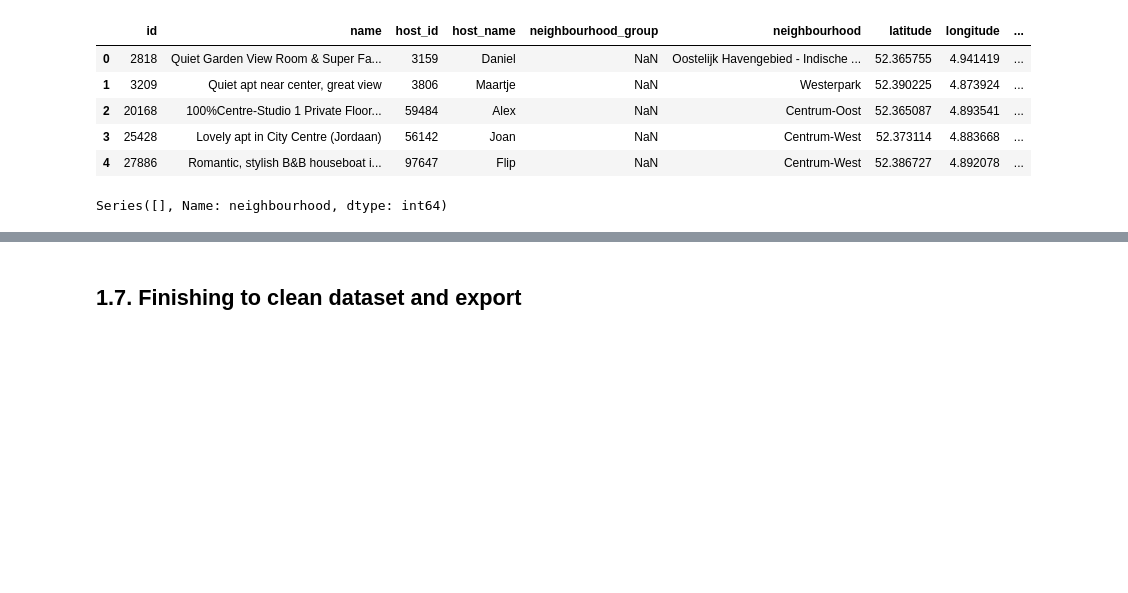
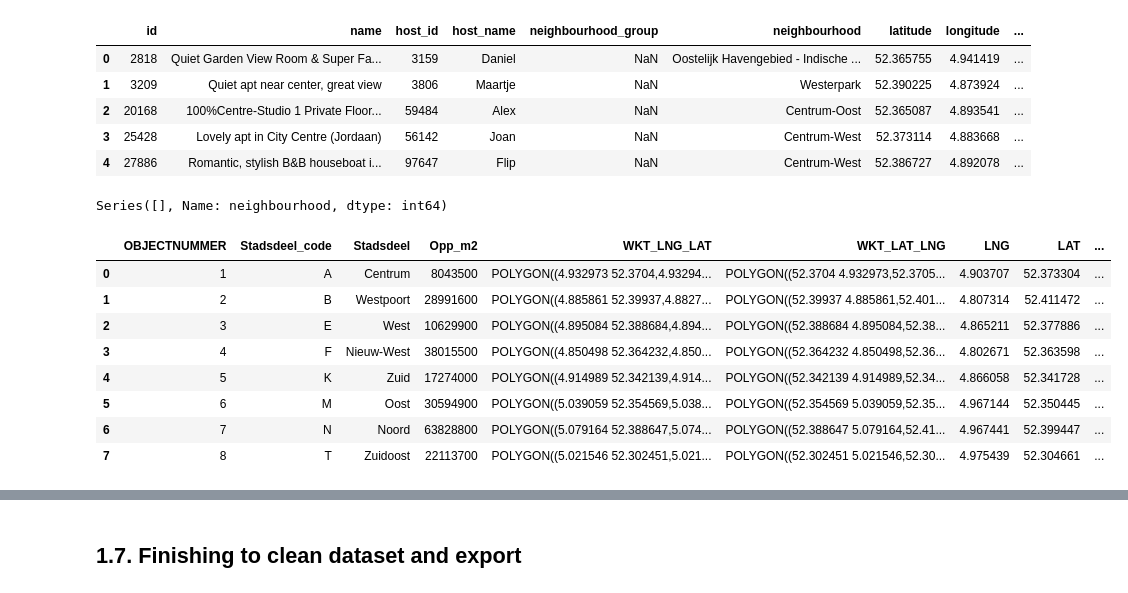
Before and after one commit to lauratll/Airbnb_Amsterdam_covid19, a Jupyter notebook: documentation/Exploring_the_data.ipynb, the cells around one changed output, grey strips where cells are left out. Drawn from its saved outputs; the diff is of its cells as text; code cells hidden in the pictures; blank space fills up the shorter version.

```diff
--- a/documentation/Exploring_the_data.ipynb
+++ b/documentation/Exploring_the_data.ipynb
@@ -269,3 +269,16 @@ all_dates_listings.head()
 all_dates_listings[all_dates_listings["Neighbourhood_name"].isnull()]["neighbourhood"].value_counts()
 # %% [output]
 Series([], Name: neighbourhood, dtype: int64)
+# %%
+ams_district = pd.read_csv("../data/raw_data/ams_districts.csv",sep=";")
+ams_district
+# %% [output]
+|  | OBJECTNUMMER | Stadsdeel_code | Stadsdeel | Opp_m2 | WKT_LNG_LAT | WKT_LAT_LNG | LNG | LAT | ... |
+| 0 | 1 | A | Centrum | 8043500 | POLYGON((4.932973 52.3704,4.93294... | POLYGON((52.3704 4.932973,52.3705... | 4.903707 | 52.373304 | ... |
+| 1 | 2 | B | Westpoort | 28991600 | POLYGON((4.885861 52.39937,4.8827... | POLYGON((52.39937 4.885861,52.401... | 4.807314 | 52.411472 | ... |
+| 2 | 3 | E | West | 10629900 | POLYGON((4.895084 52.388684,4.894... | POLYGON((52.388684 4.895084,52.38... | 4.865211 | 52.377886 | ... |
+| 3 | 4 | F | Nieuw-West | 38015500 | POLYGON((4.850498 52.364232,4.850... | POLYGON((52.364232 4.850498,52.36... | 4.802671 | 52.363598 | ... |
+| 4 | 5 | K | Zuid | 17274000 | POLYGON((4.914989 52.342139,4.914... | POLYGON((52.342139 4.914989,52.34... | 4.866058 | 52.341728 | ... |
+| 5 | 6 | M | Oost | 30594900 | POLYGON((5.039059 52.354569,5.038... | POLYGON((52.354569 5.039059,52.35... | 4.967144 | 52.350445 | ... |
+| 6 | 7 | N | Noord | 63828800 | POLYGON((5.079164 52.388647,5.074... | POLYGON((52.388647 5.079164,52.41... | 4.967441 | 52.399447 | ... |
+| 7 | 8 | T | Zuidoost | 22113700 | POLYGON((5.021546 52.302451,5.021... | POLYGON((52.302451 5.021546,52.30... | 4.975439 | 52.304661 | ... |
```
Also changed, not shown: parts of 4 cells of this notebook, 1 other file.
